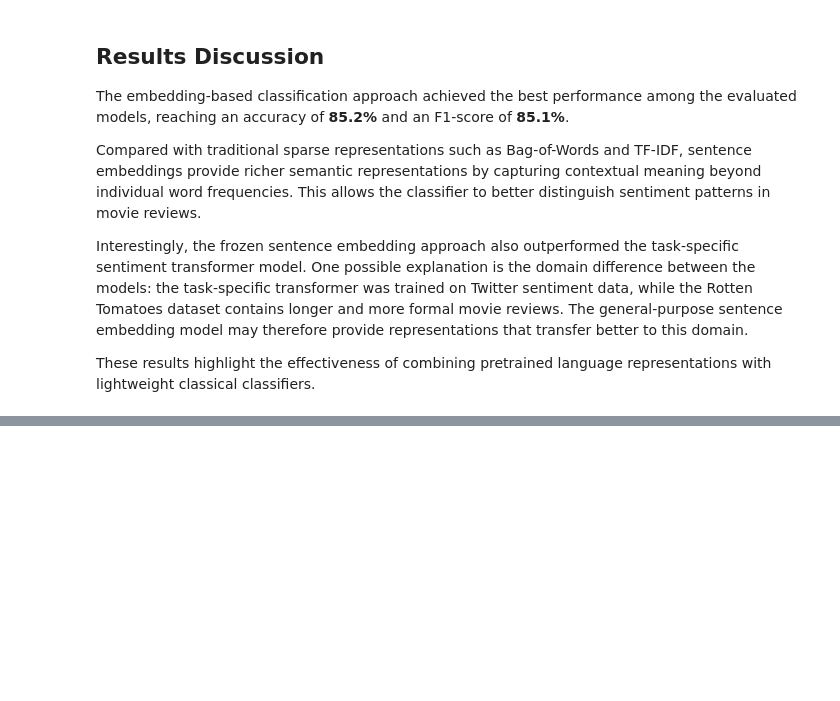
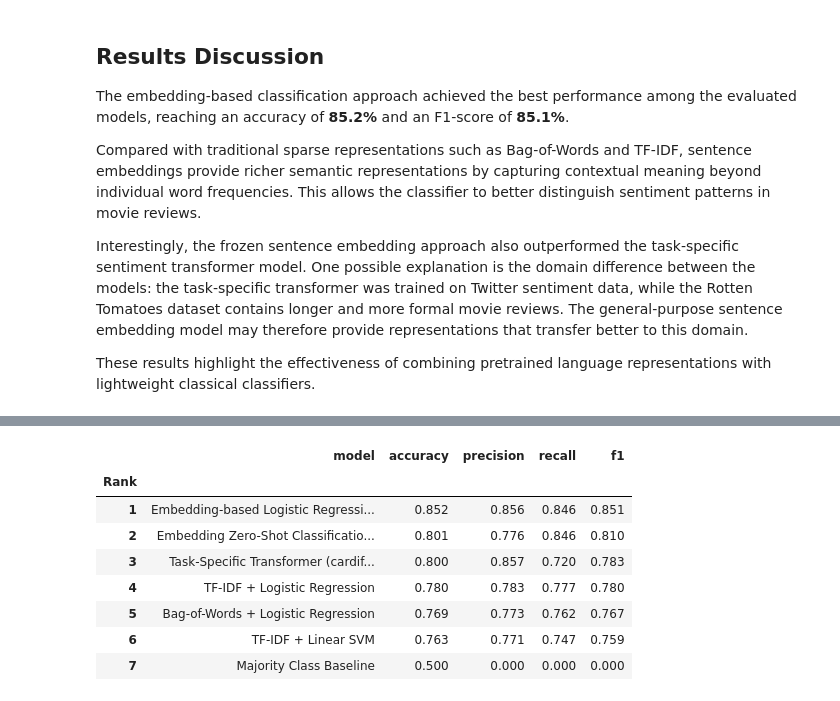
Before and after one commit to Alireza-Mirzadeh/llm-text-classification-benchmark, a Jupyter notebook: notebooks/03_transformer_models.ipynb, the cells around one changed output, grey strips where cells are left out. Drawn from its saved outputs; the diff is of its cells as text; code cells hidden in the pictures; blank space fills up the shorter version.

```diff
--- a/notebooks/03_transformer_models.ipynb
+++ b/notebooks/03_transformer_models.ipynb
@@ -384,0 +430,8 @@ These results highlight the effectiveness of combining pretrained language repre
+# %%
+# Evaluate the zero-shot classification model's performance on the test set using accuracy, precision, recall, and F1-score
+metrics_zero_shot, report_zero_shot = evaluate_classifier(test_ds["label"], y_pred_zero_shot)
+
+print("Zero-shot Classification with Sentence Embeddings")
+
+for metric_name, metric_value in metrics_zero_shot.items():
+    print(f"{metric_name}: {metric_value:.2f}")
@@ -384,0 +461,41 @@ These results highlight the effectiveness of combining pretrained language repre
+# %%
+# Add the embedding-based zero-shot model results to the benchmark results DataFrame
+results.append(
+    {
+        "model": "Embedding Zero-Shot Classification (all-mpnet-base-v2)",
+        **metrics_zero_shot
+    }
+)
+# Add the task-specific transformer model results to the benchmark results DataFrame
+benchmark_df = pd.concat([benchmark_df, pd.DataFrame(results)], ignore_index=True)
+
+benchmark_df = benchmark_df.drop_duplicates(
+    subset=["model"],
+    keep="last"
+)
+
+# Sort the benchmark DataFrame by F1 score in descending order and reset the index
+benchmark_df = (
+    benchmark_df
+    .sort_values(by="f1", ascending=False)
+    .reset_index(drop=True)
+)
+
+# Set the index to start from 1 and rename the index column to "Rank"
+benchmark_df.index += 1
+benchmark_df.index.name = "Rank"
+
+# Round the metrics to 3 decimal places for better readability
+benchmark_df = benchmark_df.round(3)
+
+benchmark_df
+# %% [output]
+|  | model | accuracy | precision | recall | f1 |
+| Rank |  |  |  |  |  |
+| 1 | Embedding-based Logistic Regressi... | 0.852 | 0.856 | 0.846 | 0.851 |
+| 2 | Embedding Zero-Shot Classificatio... | 0.801 | 0.776 | 0.846 | 0.810 |
+| 3 | Task-Specific Transformer (cardif... | 0.800 | 0.857 | 0.720 | 0.783 |
+| 4 | TF-IDF + Logistic Regression | 0.780 | 0.783 | 0.777 | 0.780 |
+| 5 | Bag-of-Words + Logistic Regression | 0.769 | 0.773 | 0.762 | 0.767 |
+| 6 | TF-IDF + Linear SVM | 0.763 | 0.771 | 0.747 | 0.759 |
+| 7 | Majority Class Baseline | 0.500 | 0.000 | 0.000 | 0.000 |
```
Also changed, not shown: parts of 10 cells of this notebook.
